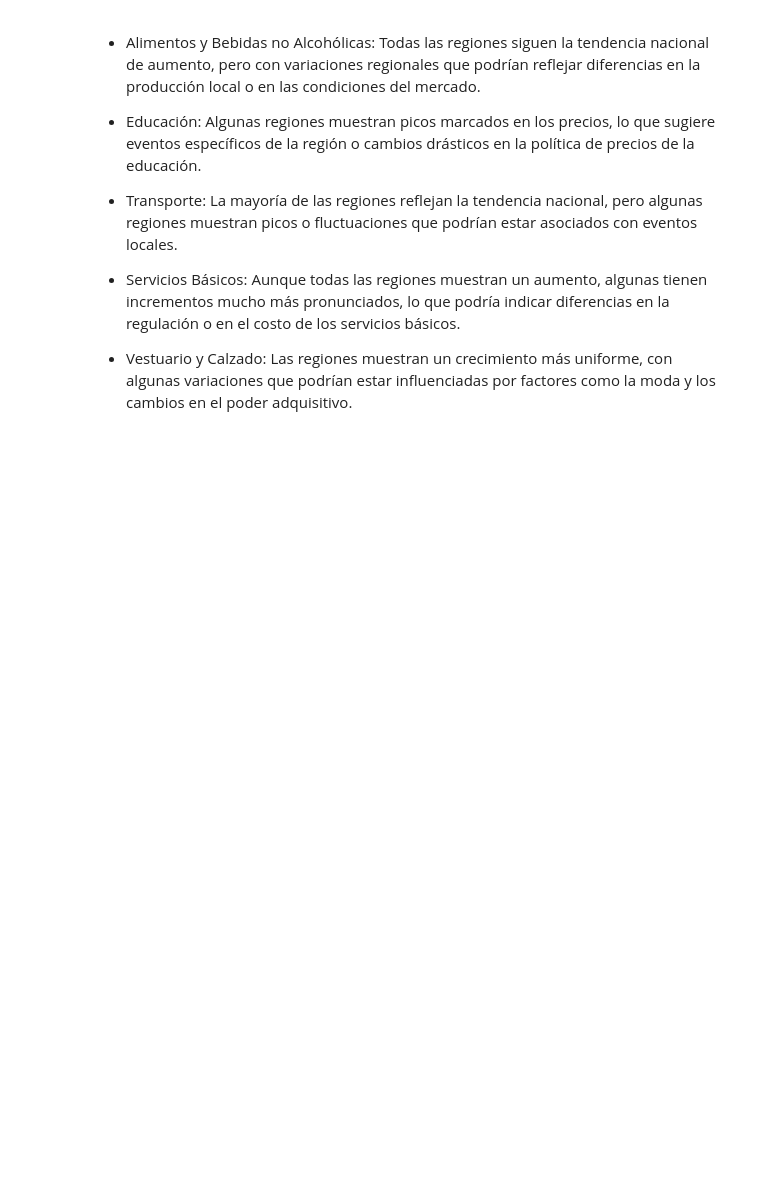
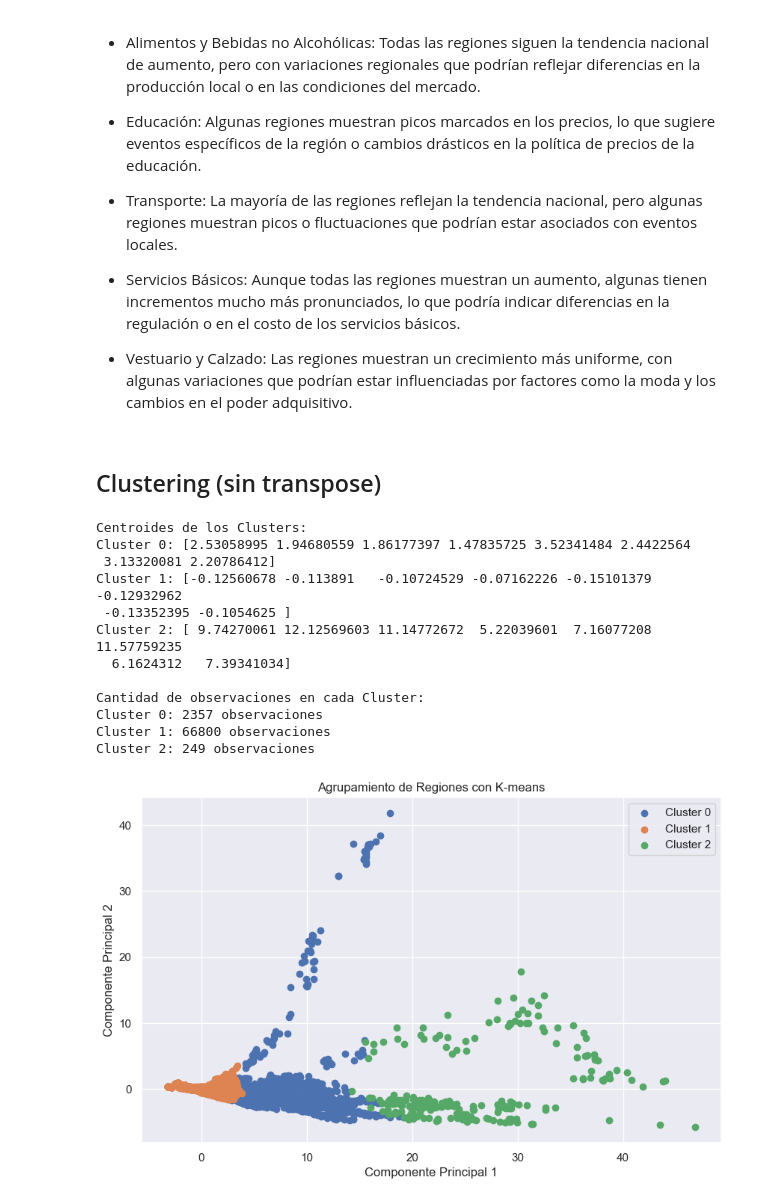
Before and after one commit to LeivaDiego/Proyecto-Mineria, a Jupyter notebook: IPC_EDA.ipynb, the cells around one changed output. Saved outputs shown, nothing was run; the diff lists cells and outputs as text; code cells hidden in the pictures; blank space fills up the shorter version.

Commit message:
Clustering

```diff
--- a/IPC_EDA.ipynb
+++ b/IPC_EDA.ipynb
@@ -505,3 +505,67 @@ plt.show()
 - Servicios Básicos: Aunque todas las regiones muestran un aumento, algunas tienen incrementos mucho más pronunciados, lo que podría indicar diferencias en la regulación o en el costo de los servicios básicos.
 
 - Vestuario y Calzado: Las regiones muestran un crecimiento más uniforme, con algunas variaciones que podrían estar influenciadas por factores como la moda y los cambios en el poder adquisitivo.
+# %% [markdown]
+## Clustering (sin transpose)
+# %%
+import pandas as pd
+from sklearn.cluster import KMeans
+from sklearn.preprocessing import StandardScaler
+from sklearn.decomposition import PCA
+import matplotlib.pyplot as plt
+
+# Seleccionamos solo las columnas que serán utilizadas para el clustering
+X = data[['region1', 'region2', 'region3', 'region4', 'region5', 'region6', 'region7', 'region8']]
+
+# Normalizamos los datos para asegurar que todas las características tengan la misma escala
+scaler = StandardScaler()
+X_scaled = scaler.fit_transform(X)
+
+# Definimos el modelo de clustering
+num_clusters = 3  # Puedes ajustar este número según tu criterio
+kmeans = KMeans(n_clusters=num_clusters, random_state=42)
+
+# Aplicamos el algoritmo de clustering a nuestros datos
+kmeans.fit(X_scaled)
+
+# Reducimos la dimensionalidad de los datos para visualización
+pca = PCA(n_components=2)
+X_pca = pca.fit_transform(X_scaled)
+
+# Agregamos las etiquetas de los clusters al DataFrame original
+data['cluster'] = kmeans.labels_
+
+# Creamos un gráfico de dispersión para visualizar los grupos
+plt.figure(figsize=(10, 6))
+for cluster in range(num_clusters):
+    plt.scatter(X_pca[data['cluster'] == cluster, 0], X_pca[data['cluster'] == cluster, 1], label=f'Cluster {cluster}')
+
+# Imprimimos información adicional sobre los clusters
+print("Centroides de los Clusters:")
+for i, centroid in enumerate(kmeans.cluster_centers_):
+    print(f"Cluster {i}: {centroid}")
+
+print("\nCantidad de observaciones en cada Cluster:")
+for i in range(num_clusters):
+    print(f"Cluster {i}: {sum(data['cluster'] == i)} observaciones")
+
+plt.title('Agrupamiento de Regiones con K-means')
+plt.xlabel('Componente Principal 1')
+plt.ylabel('Componente Principal 2')
+plt.legend()
+plt.grid(True)
+plt.show()
+# %% [output]
+Centroides de los Clusters:
+Cluster 0: [2.53058995 1.94680559 1.86177397 1.47835725 3.52341484 2.4422564
+ 3.13320081 2.20786412]
+Cluster 1: [-0.12560678 -0.113891   -0.10724529 -0.07162226 -0.15101379 -0.12932962
+ -0.13352395 -0.1054625 ]
+Cluster 2: [ 9.74270061 12.12569603 11.14772672  5.22039601  7.16077208 11.57759235
+  6.1624312   7.39341034]
+
+Cantidad de observaciones en cada Cluster:
+Cluster 0: 2357 observaciones
+Cluster 1: 66800 observaciones
+Cluster 2: 249 observaciones
+[figure, added]
```
Also changed, not shown: parts of 5 cells of this notebook.
